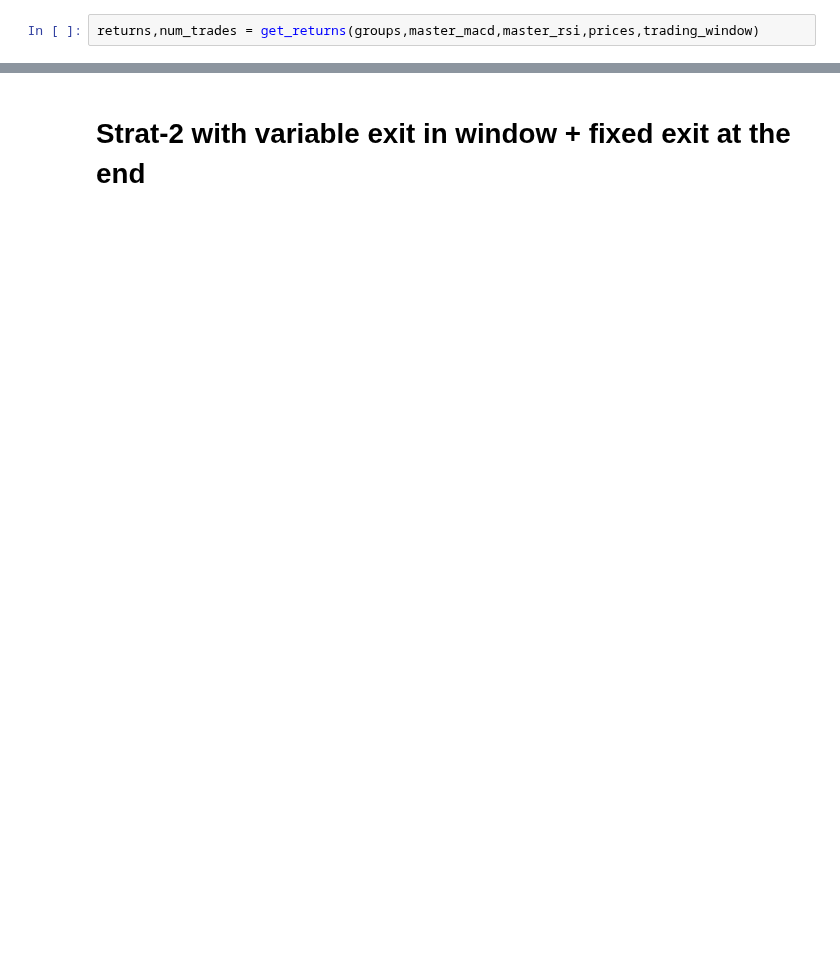
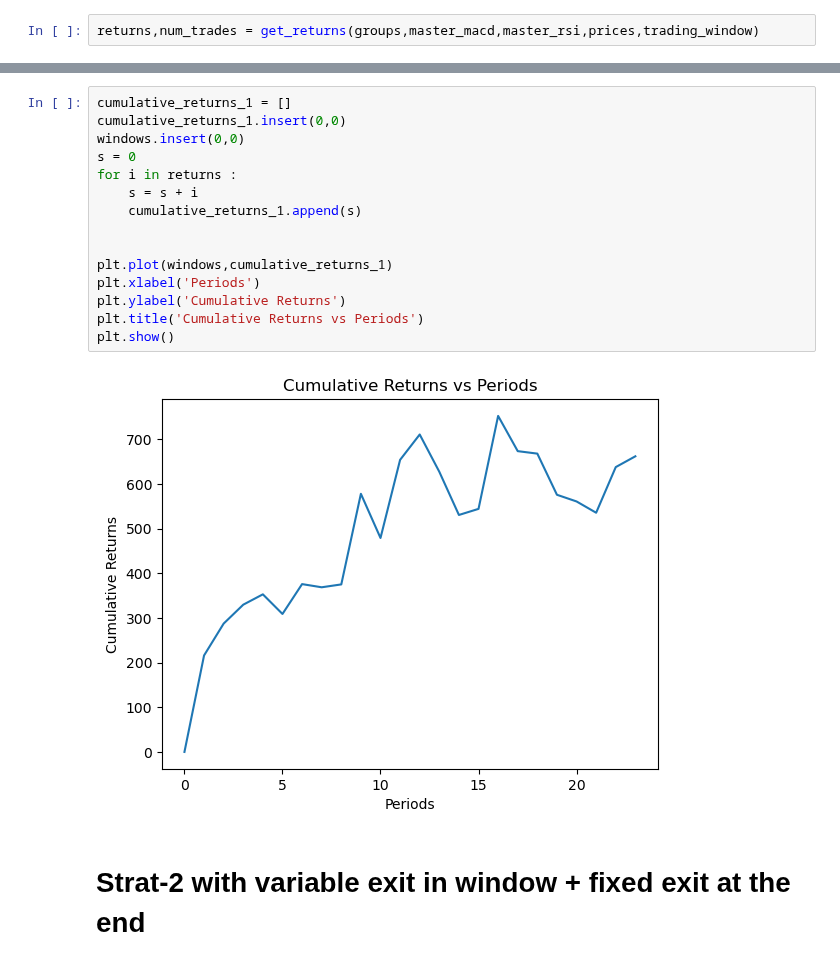
Before and after one commit to vedant2423/data-analysis-with-technical-indicators, a Jupyter notebook: Pair Trading final/notebooks/MACD + rsi strat.ipynb, the cells around one changed output, grey strips where cells are left out. Saved outputs shown, nothing was run; the diff lists cells and outputs as text; blank space fills up the shorter version.

```diff
--- a/Pair Trading final/notebooks/MACD + rsi strat.ipynb
+++ b/Pair Trading final/notebooks/MACD + rsi strat.ipynb
@@ -252,3 +252,20 @@ tradesheet1
+# %%
+cumulative_returns_1 = []
+cumulative_returns_1.insert(0,0)
+windows.insert(0,0)
+s = 0
+for i in returns :
+    s = s + i
+    cumulative_returns_1.append(s)
+
+
+plt.plot(windows,cumulative_returns_1)
+plt.xlabel('Periods')
+plt.ylabel('Cumulative Returns')
+plt.title('Cumulative Returns vs Periods')
+plt.show()
+# %% [output]
+[figure, added]
 # %% [markdown]
 # Strat-2 with variable exit in window + fixed exit at the end
 # %%
```
Also changed, not shown: parts of 6 cells of this notebook, 1 other file.
